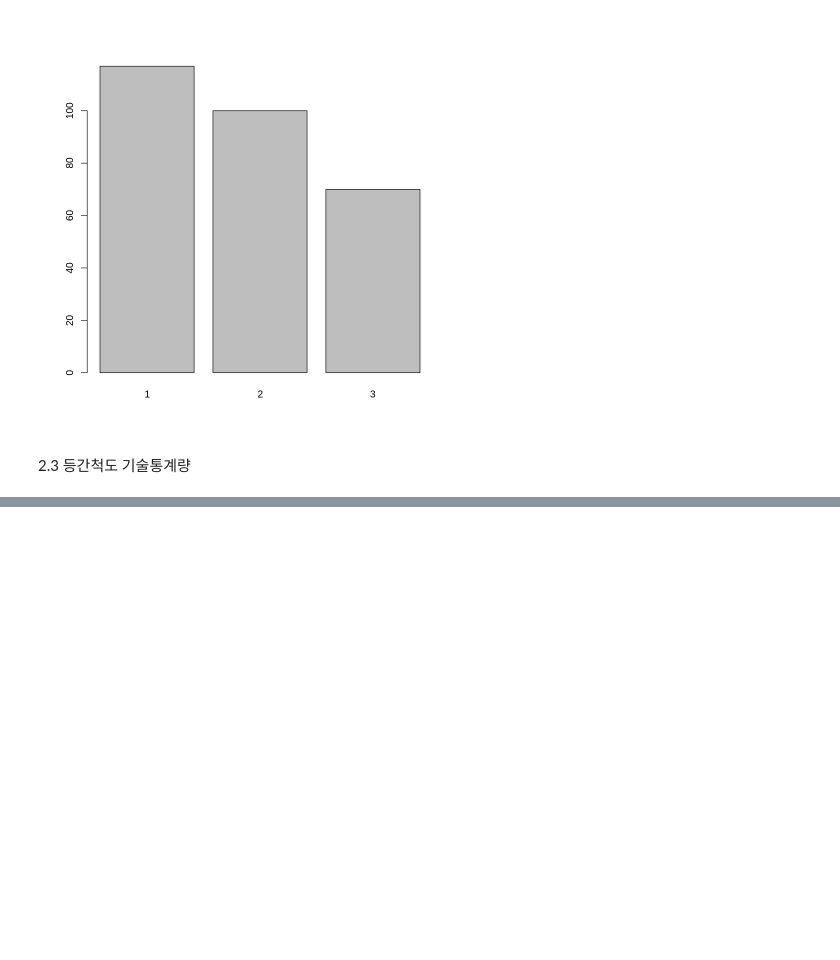
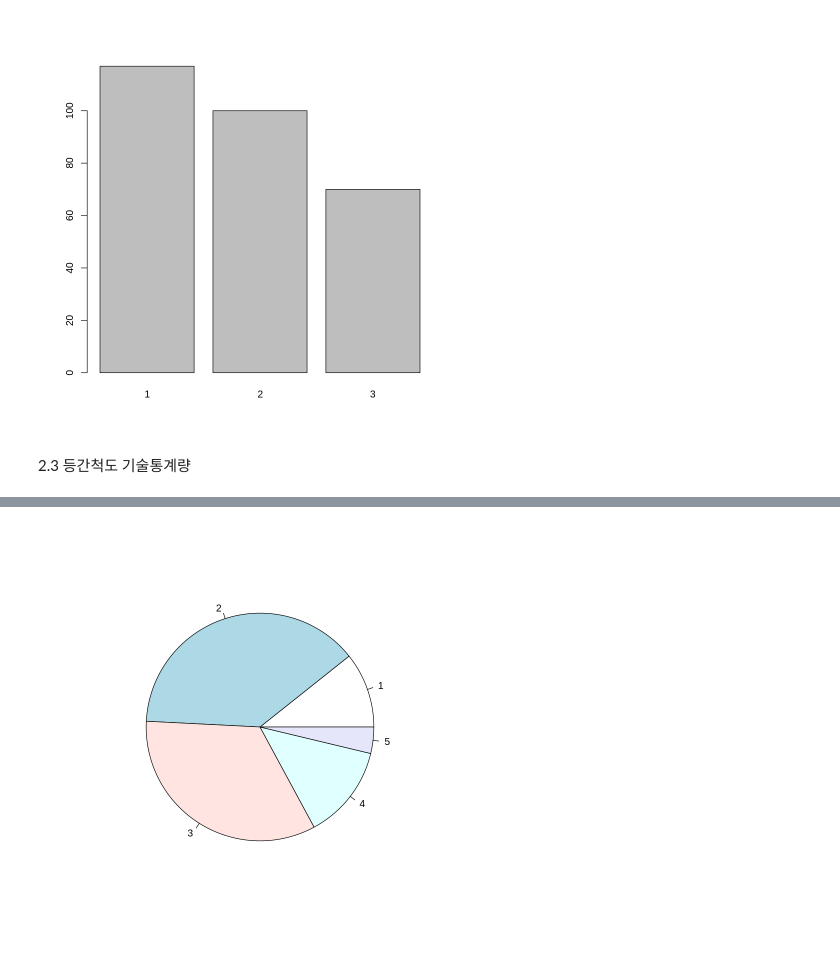
Before and after one commit to gyujin0450/RPRG_PARTIII, a Jupyter notebook: p368_척도별기술통계량.ipynb, the cells around one changed output, grey strips where cells are left out. Saved outputs shown, nothing was run; the diff lists cells and outputs as text; code cells hidden in the pictures; blank space fills up the shorter version.

```diff
--- a/p368_척도별기술통계량.ipynb
+++ b/p368_척도별기술통계량.ipynb
@@ -101,0 +117,5 @@ barplot(y) # 명목/서열척도 -> 막대차트
+# %%
+x <- table(survay)
+pie(x)
+# %% [output]
+[figure, added]
```
Also changed, not shown: parts of 25 cells of this notebook.
